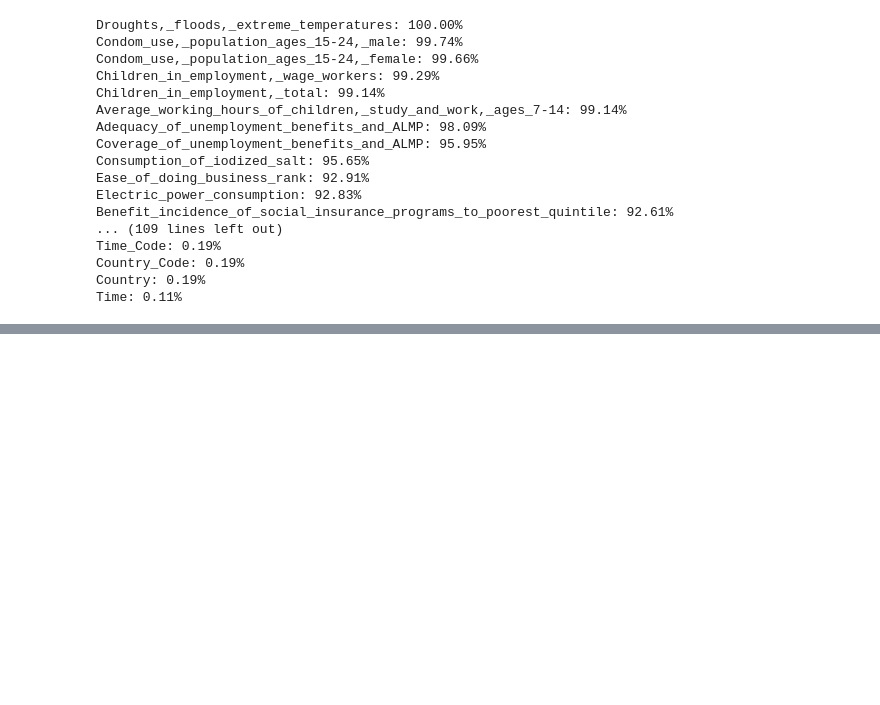
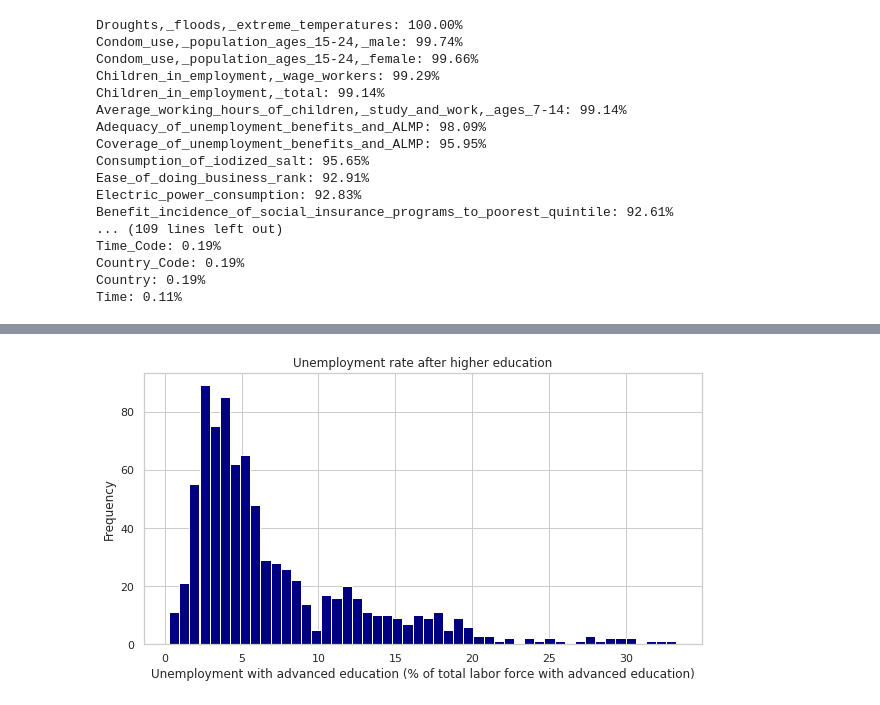
Before and after one commit to yihuxizixin/lab, a Jupyter notebook: iteration3_i_pyspark.ipynb, the cells around one changed output, grey strips where cells are left out. Drawn from its saved outputs; the diff is of its cells as text; code cells hidden in the pictures; blank space fills up the shorter version.

```diff
--- a/iteration3_i_pyspark.ipynb
+++ b/iteration3_i_pyspark.ipynb
@@ -1231,21 +1246,29 @@ plt.show()
 # %%
+# 重命名列
+dataatt = dataatt.withColumnRenamed("Unemployment with advanced education (% of total labor force with advanced education) [SL.UEM.ADVN.ZS]", "Unemployment_Advanced_Edu")
+
 # 清除包含缺失值的行
-data_clean = dataatt.dropna(subset=['Unemployment with advanced education (% of total labor force with advanced education) [SL.UEM.ADVN.ZS]'])
+data_clean = dataatt.dropna(subset=['Unemployment_Advanced_Edu'])
+
+# 将处理后的数据转换为 Pandas DataFrame
+data_clean_pd = data_clean.toPandas()
 
 # 绘制二维直方图
 plt.figure(figsize=(10, 5))
-plt.hist(data_clean['Unemployment with advanced education (% of total labor force with advanced education) [SL.UEM.ADVN.ZS]'], bins=50, color='navy')
+plt.hist(data_clean_pd['Unemployment_Advanced_Edu'], bins=50, color='navy')
 
 # 添加标题和轴标签
 plt.title('Unemployment rate after higher education')
-plt.xlabel('Unemployment with advanced education (% of total labor force with advanced education) [SL.UEM.ADVN.ZS]')
+plt.xlabel('Unemployment with advanced education (% of total labor force with advanced education)')
 plt.ylabel('Frequency')
 
 # 设置图形背景颜色为白色
 plt.gca().set_facecolor('white')
 
 # 显示网格
 plt.grid(True)
-plt.savefig("/Users/zhoudaozhen/Desktop/722/iteration3/Figures/22.png", format='png')
+#plt.savefig("/Users/zhoudaozhen/Desktop/722/iteration3/Figures/22.png", format='png')
 # 显示图表
 plt.show()
+# %% [output]
+[figure, added]
```
Also changed, not shown: parts of 47 cells of this notebook.
